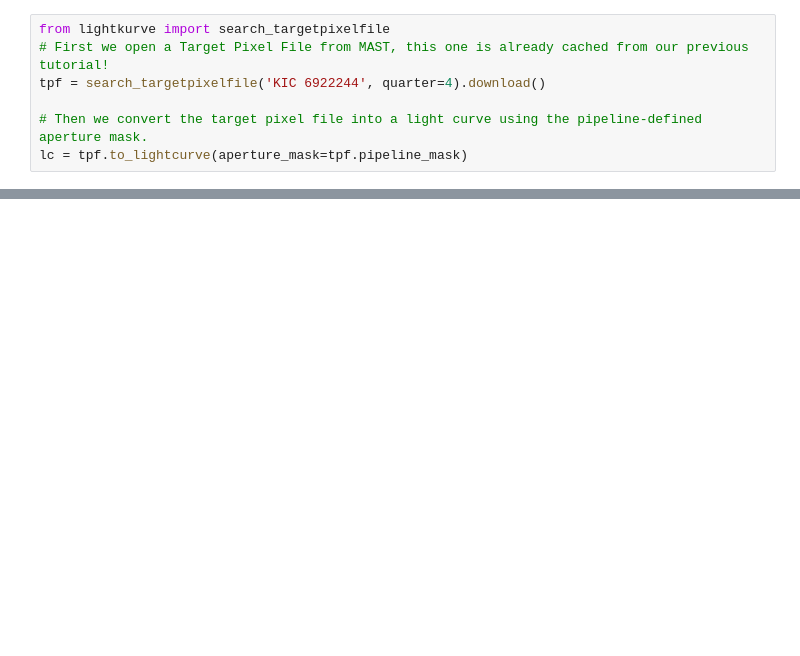
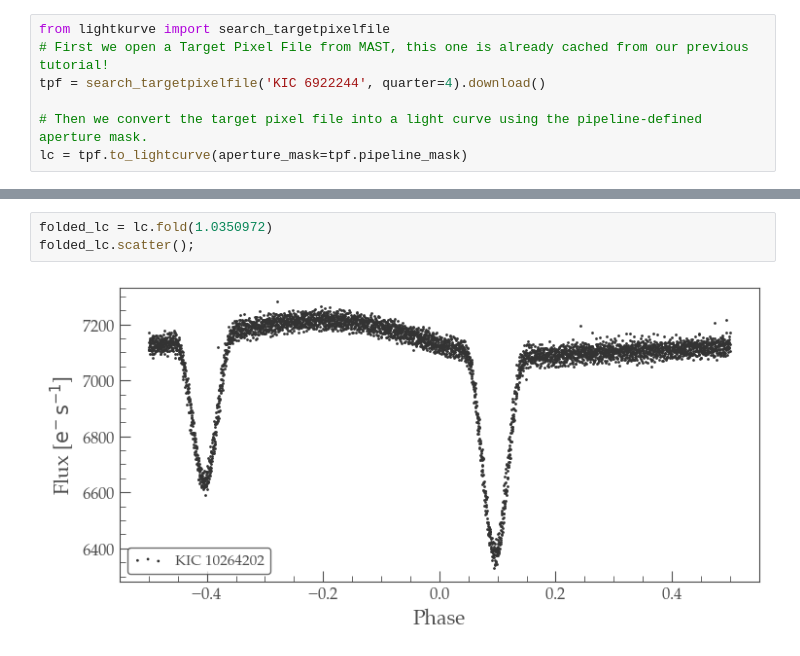
Before and after one commit to Singh2202/transit_photometry, a Jupyter notebook: Residuals.ipynb, the cells around one changed output, grey strips where cells are left out. Cells and saved outputs as stored; diff of their text form; blank space fills up the shorter version.

```diff
--- a/Residuals.ipynb
+++ b/Residuals.ipynb
@@ -58,0 +83,5 @@ plt.scatter(*zip(*right_residuals))
+# %%
+folded_lc = lc.fold(1.0350972)
+folded_lc.scatter();
+# %% [output]
+[figure, added]
```
Also changed, not shown: parts of 19 cells of this notebook.
